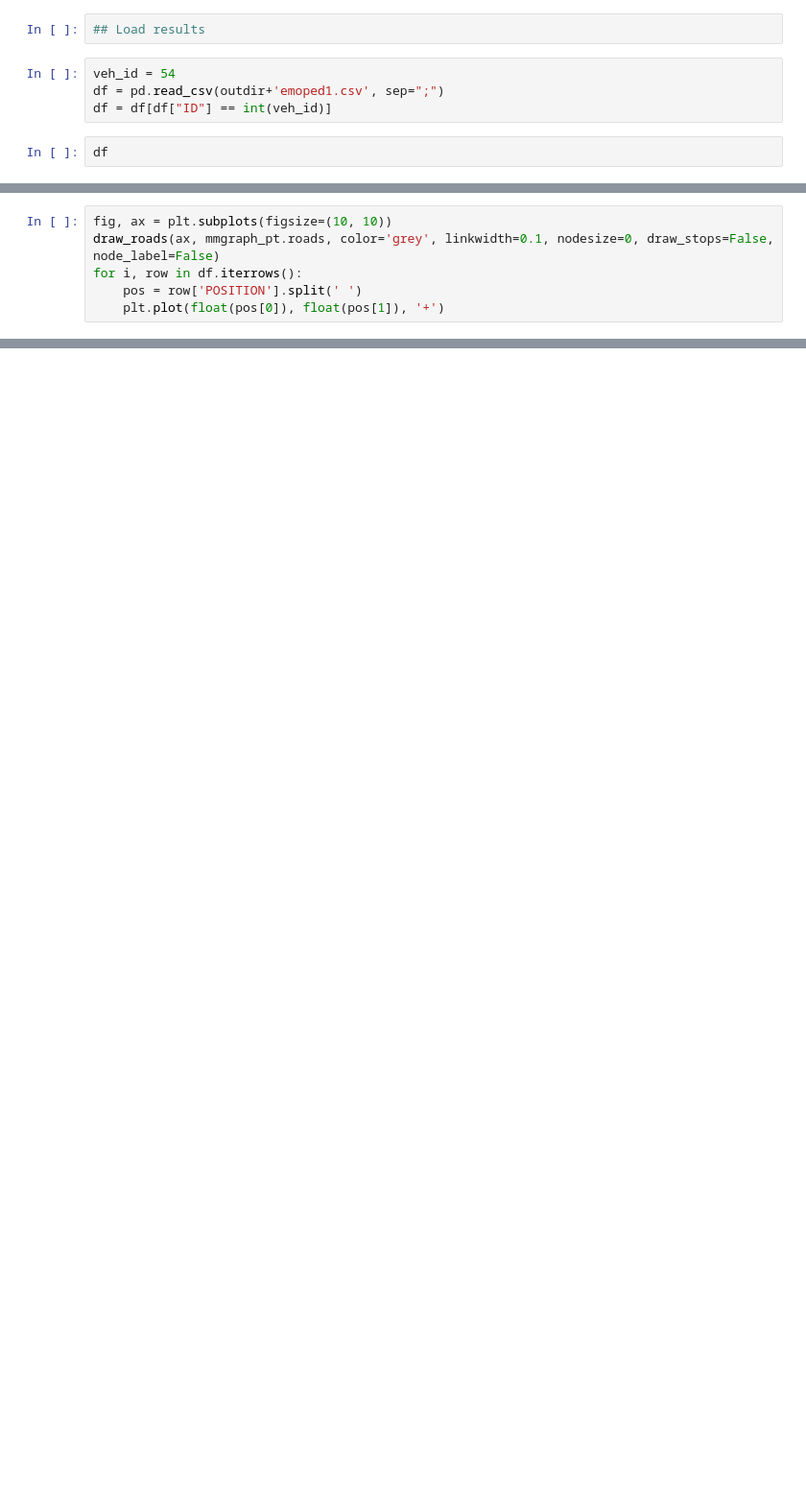
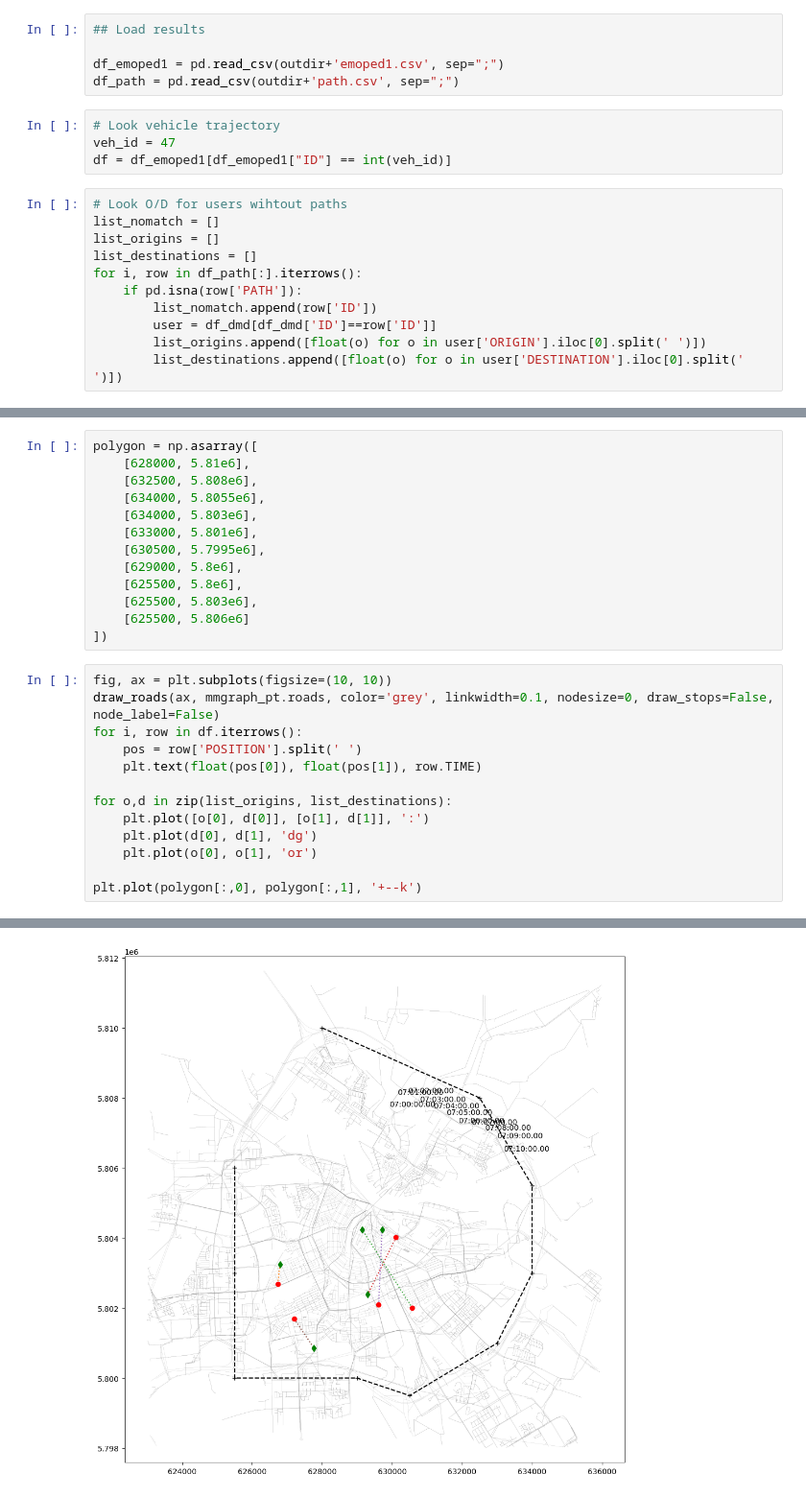
Before and after one commit to loubal/MnMS_loubal, a Jupyter notebook: examples/amsterdam/Amsterdam_study_case_results.ipynb, the cells around one changed output, grey strips where cells are left out. Shown at 96% size. Saved outputs shown, nothing was run; the diff lists cells and outputs as text; blank space fills up the shorter version.

Commit message:
update Amsterdam --> check update graph

```diff
--- a/examples/amsterdam/Amsterdam_study_case_results.ipynb
+++ b/examples/amsterdam/Amsterdam_study_case_results.ipynb
@@ -56,8 +59,20 @@ df_emoped2 = pd.read_csv(indir + 'init_pos_emoped.csv')
 # %%
 ## Load results
+
+df_emoped1 = pd.read_csv(outdir+'emoped1.csv', sep=";")
+df_path = pd.read_csv(outdir+'path.csv', sep=";")
 # %%
-veh_id = 54
-df = pd.read_csv(outdir+'emoped1.csv', sep=";")
-df = df[df["ID"] == int(veh_id)]
+# Look vehicle trajectory
+veh_id = 47
+df = df_emoped1[df_emoped1["ID"] == int(veh_id)]
 # %%
-df
+# Look O/D for users wihtout paths
+list_nomatch = []
+list_origins = []
+list_destinations = []
+for i, row in df_path[:].iterrows():
+    if pd.isna(row['PATH']):
+        list_nomatch.append(row['ID'])
+        user = df_dmd[df_dmd['ID']==row['ID']]
+        list_origins.append([float(o) for o in user['ORIGIN'].iloc[0].split(' ')])
+        list_destinations.append([float(o) for o in user['DESTINATION'].iloc[0].split(' ')])
@@ -64,6 +95,27 @@ df
+# %%
+polygon = np.asarray([
+    [628000, 5.81e6],
+    [632500, 5.808e6],
+    [634000, 5.8055e6],
+    [634000, 5.803e6],
+    [633000, 5.801e6],
+    [630500, 5.7995e6],
+    [629000, 5.8e6],
+    [625500, 5.8e6],
+    [625500, 5.803e6],
+    [625500, 5.806e6]
+])
 # %%
 fig, ax = plt.subplots(figsize=(10, 10))
 draw_roads(ax, mmgraph_pt.roads, color='grey', linkwidth=0.1, nodesize=0, draw_stops=False, node_label=False)
 for i, row in df.iterrows():
     pos = row['POSITION'].split(' ')
-    plt.plot(float(pos[0]), float(pos[1]), '+')
+    plt.text(float(pos[0]), float(pos[1]), row.TIME)
+
+for o,d in zip(list_origins, list_destinations):
+    plt.plot([o[0], d[0]], [o[1], d[1]], ':')
+    plt.plot(d[0], d[1], 'dg')
+    plt.plot(o[0], o[1], 'or')
+
+plt.plot(polygon[:,0], polygon[:,1], '+--k')
+# %% [output]
@@ -69,0 +123 @@ for i, row in df.iterrows():
+[figure, added]
```
Also changed, not shown: parts of 7 cells of this notebook, 6 other files.
